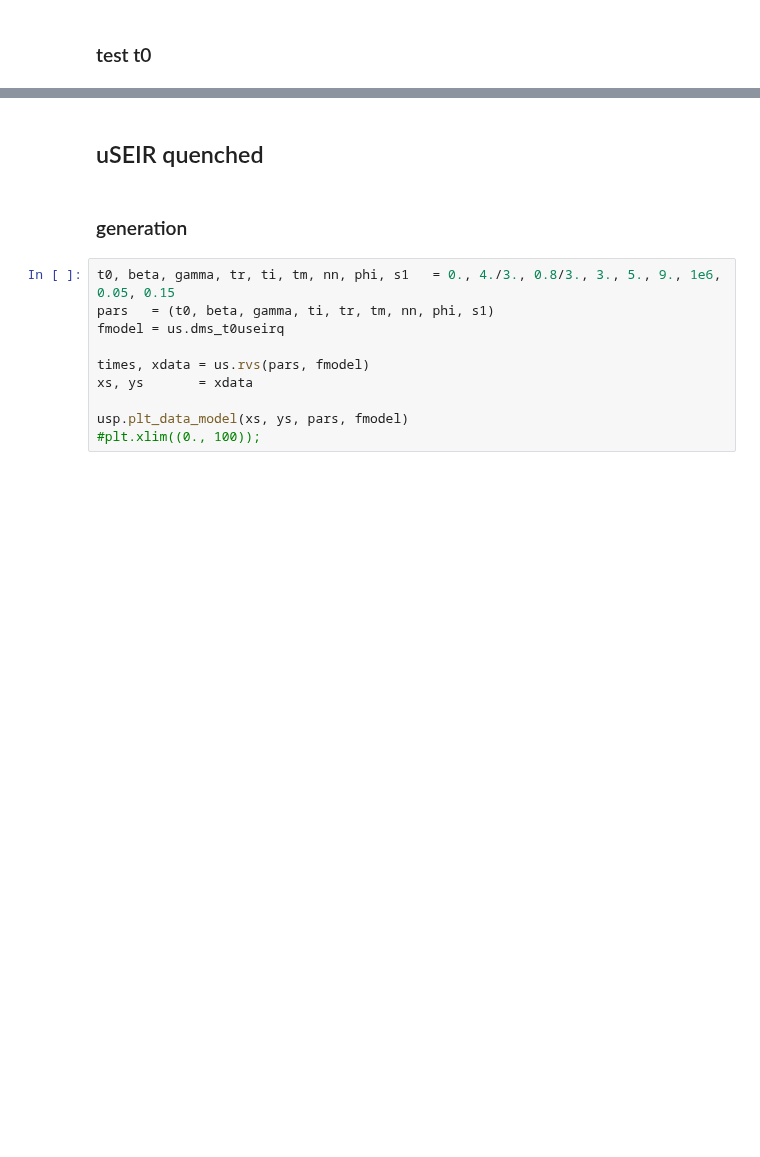
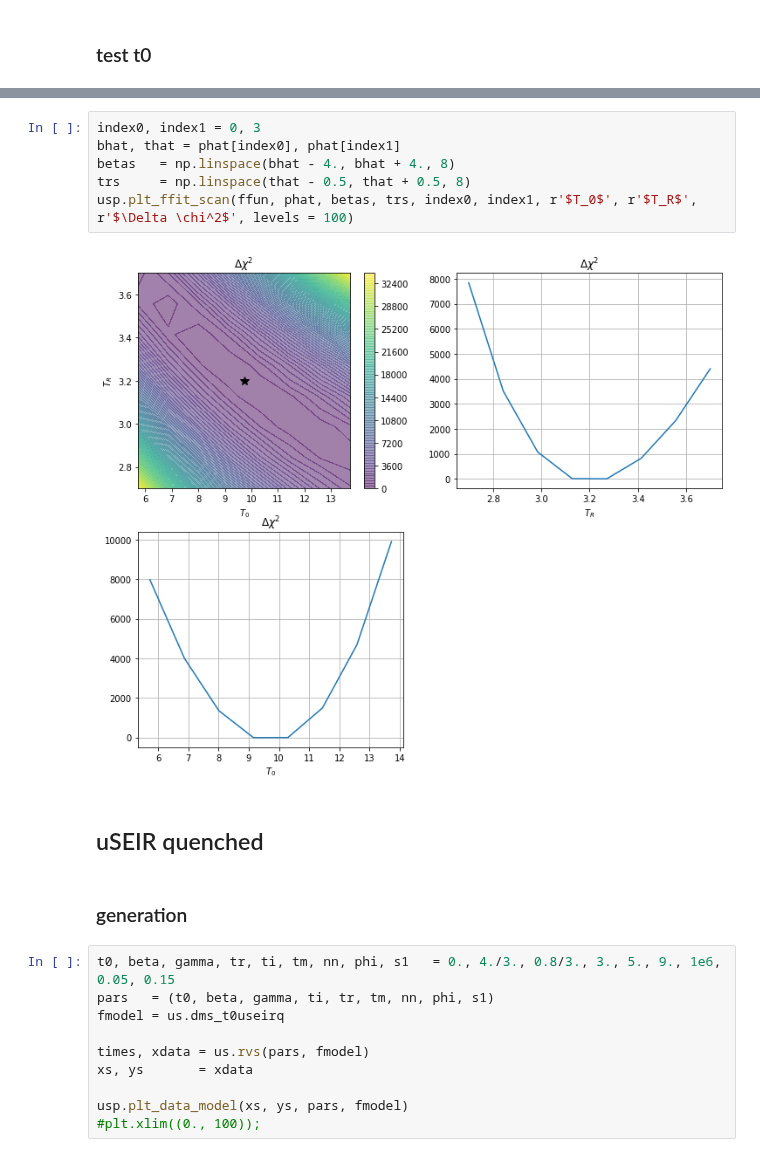
Before and after one commit to jjgomezcadenas/C19, a Jupyter notebook: janb/pub/useir_llfit_ref.ipynb, the cells around one changed output, grey strips where cells are left out. Drawn from its saved outputs; the diff is of its cells as text; blank space fills up the shorter version.

```diff
--- a/janb/pub/useir_llfit_ref.ipynb
+++ b/janb/pub/useir_llfit_ref.ipynb
@@ -125,3 +145,11 @@ best estimate : [0.] , fval : 96581.03893051064 , Delta f : 0.0
+# %%
+index0, index1 = 0, 3
+bhat, that = phat[index0], phat[index1]
+betas   = np.linspace(bhat - 4., bhat + 4., 8)
+trs     = np.linspace(that - 0.5, that + 0.5, 8)
+usp.plt_ffit_scan(ffun, phat, betas, trs, index0, index1, r'$T_0$', r'$T_R$', r'$\Delta \chi^2$', levels = 100)
+# %% [output]
+[figure, added]
 # %% [markdown]
 ## uSEIR quenched
 # %% [markdown]
```
Also changed, not shown: parts of 29 cells of this notebook, 1 other file.
